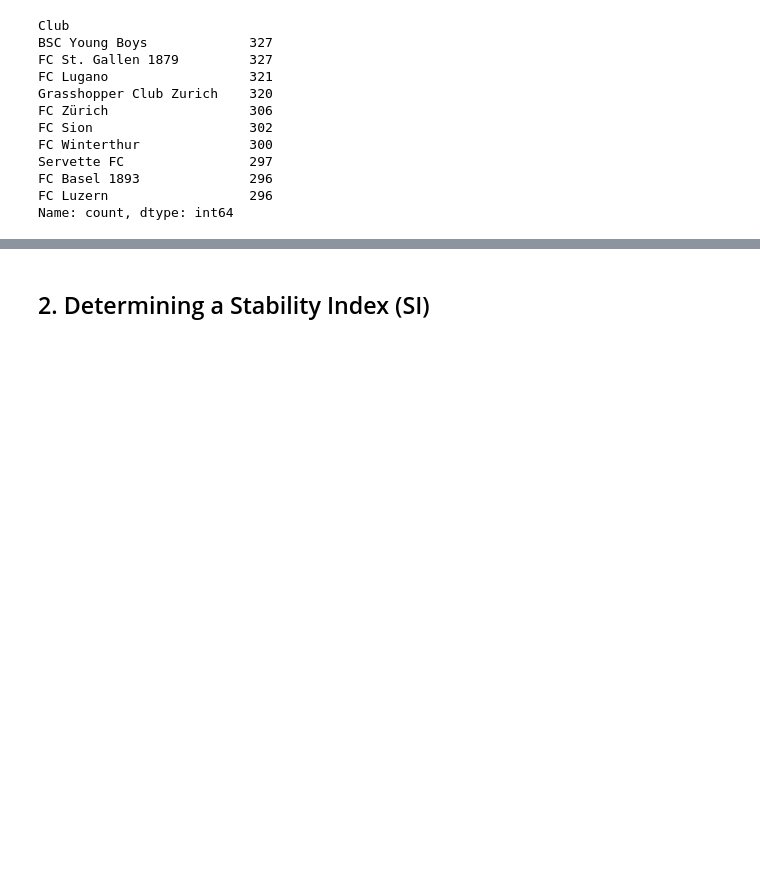
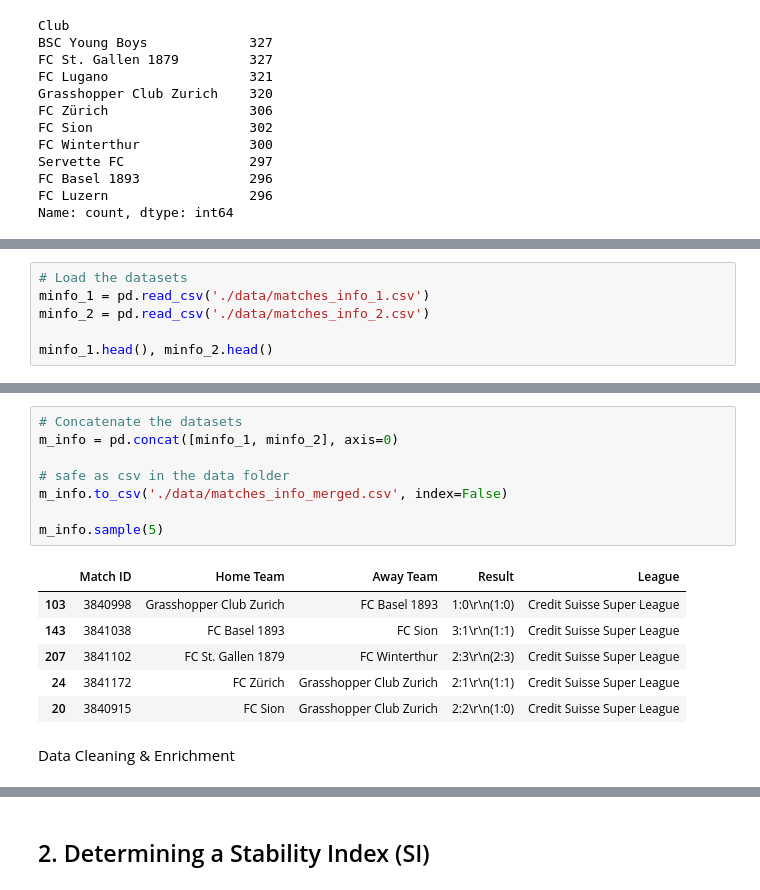
Before and after one commit to heinimoreno/PBL_RA_MH, a Jupyter notebook: Data_Analysis.ipynb, the cells around one changed output, grey strips where cells are left out. Drawn from its saved outputs; the diff is of its cells as text; blank space fills up the shorter version.

```diff
--- a/Data_Analysis.ipynb
+++ b/Data_Analysis.ipynb
@@ -274,0 +281,6 @@ events_SL.sample(10)
+# %%
+# Load the datasets
+minfo_1 = pd.read_csv('./data/matches_info_1.csv')
+minfo_2 = pd.read_csv('./data/matches_info_2.csv')
+
+minfo_1.head(), minfo_2.head()
@@ -274,0 +305,17 @@ events_SL.sample(10)
+# %%
+# Concatenate the datasets
+m_info = pd.concat([minfo_1, minfo_2], axis=0)
+
+# safe as csv in the data folder
+m_info.to_csv('./data/matches_info_merged.csv', index=False)
+
+m_info.sample(5)
+# %% [output]
+|  | Match ID | Home Team | Away Team | Result | League |
+| 103 | 3840998 | Grasshopper Club Zurich | FC Basel 1893 | 1:0\r\n(1:0) | Credit Suisse Super League |
+| 143 | 3841038 | FC Basel 1893 | FC Sion | 3:1\r\n(1:1) | Credit Suisse Super League |
+| 207 | 3841102 | FC St. Gallen 1879 | FC Winterthur | 2:3\r\n(2:3) | Credit Suisse Super League |
+| 24 | 3841172 | FC Zürich | Grasshopper Club Zurich | 2:1\r\n(1:1) | Credit Suisse Super League |
+| 20 | 3840915 | FC Sion | Grasshopper Club Zurich | 2:2\r\n(1:0) | Credit Suisse Super League |
+# %% [markdown]
+Data Cleaning & Enrichment
```
Also changed, not shown: parts of 17 cells of this notebook, 1 other file.
